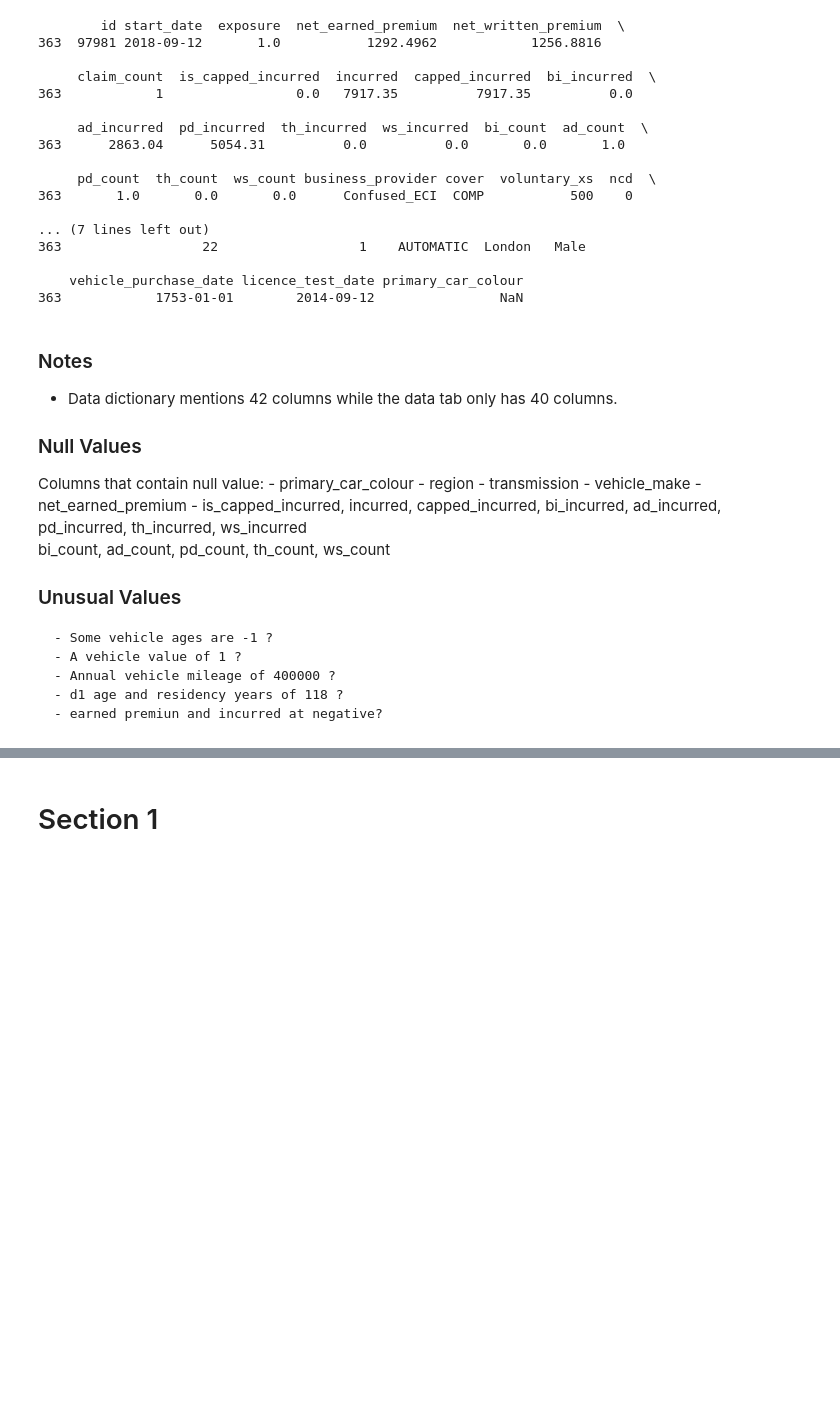
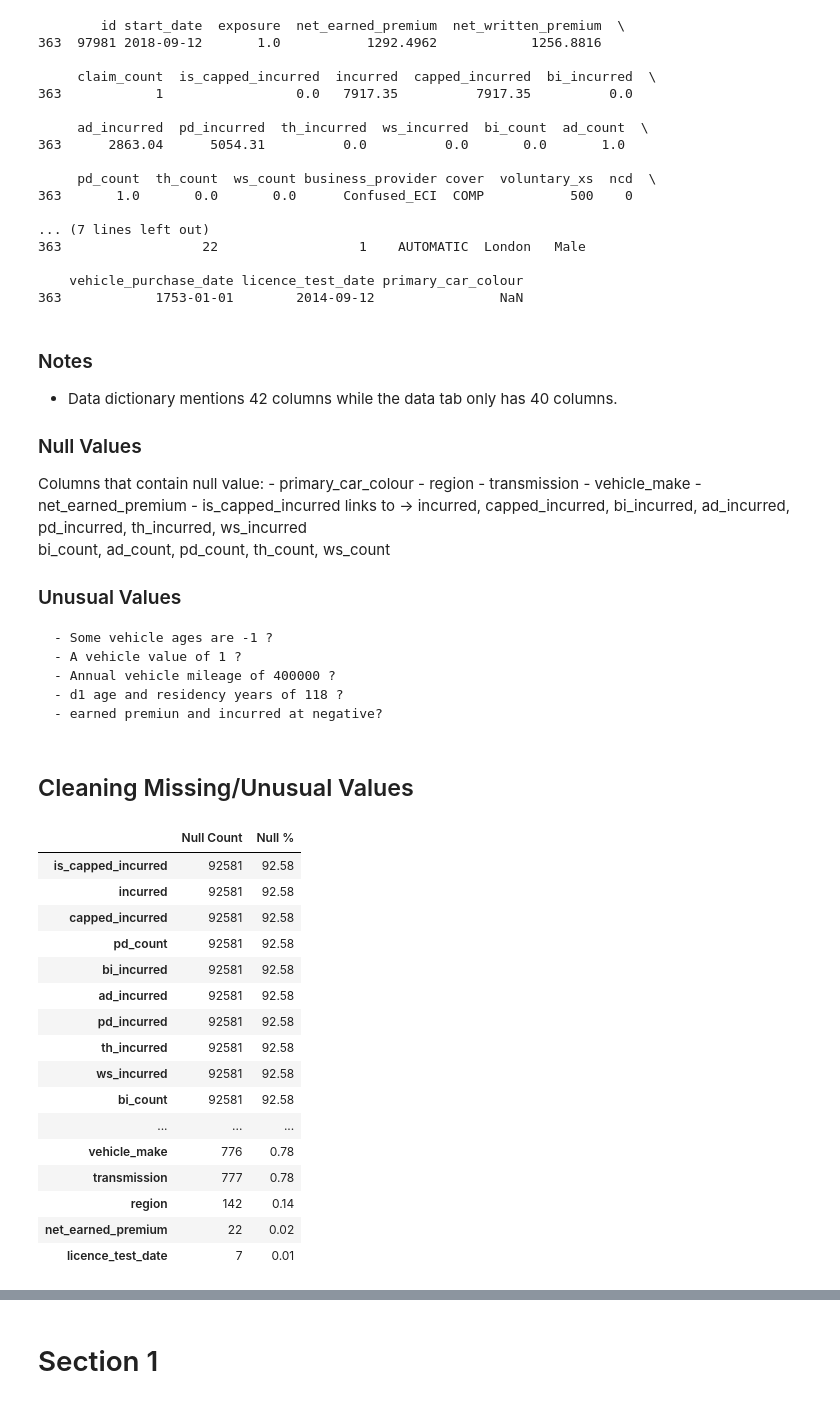
Before and after one commit to KemalYukselir/Hastings-Task, a Jupyter notebook: main.ipynb, the cells around one changed output, grey strips where cells are left out. Cells and saved outputs as stored; diff of their text form; code cells hidden in the pictures; blank space fills up the shorter version.

Commit message:
Started cleaning data section - set inccured values to 0 if set to N/A

```diff
--- a/main.ipynb
+++ b/main.ipynb
@@ -181,7 +181,7 @@ Columns that contain null value:
     - transmission
     - vehicle_make
     - net_earned_premium
-    - is_capped_incurred, incurred, capped_incurred, bi_incurred, ad_incurred, pd_incurred, th_incurred, ws_incurred
+    - is_capped_incurred links to -> incurred, capped_incurred, bi_incurred, ad_incurred, pd_incurred, th_incurred, ws_incurred
     bi_count, ad_count, pd_count, th_count, ws_count
 
 ### Unusual Values
@@ -190,3 +190,44 @@ Columns that contain null value:
     - Annual vehicle mileage of 400000 ?
     - d1 age and residency years of 118 ?
     - earned premiun and incurred at negative?
+# %% [markdown]
+## Cleaning Missing/Unusual Values
+# %%
+
+def null_percentages(df):
+    """
+    Returns the percentage of missing values per column in a DataFrame,
+    excluding columns with no nulls.
+    """
+    null_counts = df.isnull().sum()
+    total_rows = len(df)
+    null_percent = (null_counts / total_rows) * 100
+
+    # Filter out columns with 0 nulls
+    null_df = pd.DataFrame({
+        'Null Count': null_counts,
+        'Null %': null_percent.round(2)
+    })
+    null_df = null_df[null_df['Null Count'] > 0]
+
+    return null_df.sort_values(by='Null %', ascending=False)
+
+null_percentages(insurance_df)
+# %% [output]
+|  | Null Count | Null % |
+| is_capped_incurred | 92581 | 92.58 |
+| incurred | 92581 | 92.58 |
+| capped_incurred | 92581 | 92.58 |
+| pd_count | 92581 | 92.58 |
+| bi_incurred | 92581 | 92.58 |
+| ad_incurred | 92581 | 92.58 |
+| pd_incurred | 92581 | 92.58 |
+| th_incurred | 92581 | 92.58 |
+| ws_incurred | 92581 | 92.58 |
+| bi_count | 92581 | 92.58 |
+| ... | ... | ... |
+| vehicle_make | 776 | 0.78 |
+| transmission | 777 | 0.78 |
+| region | 142 | 0.14 |
+| net_earned_premium | 22 | 0.02 |
+| licence_test_date | 7 | 0.01 |
```
Also changed, not shown: parts of 5 cells of this notebook.
